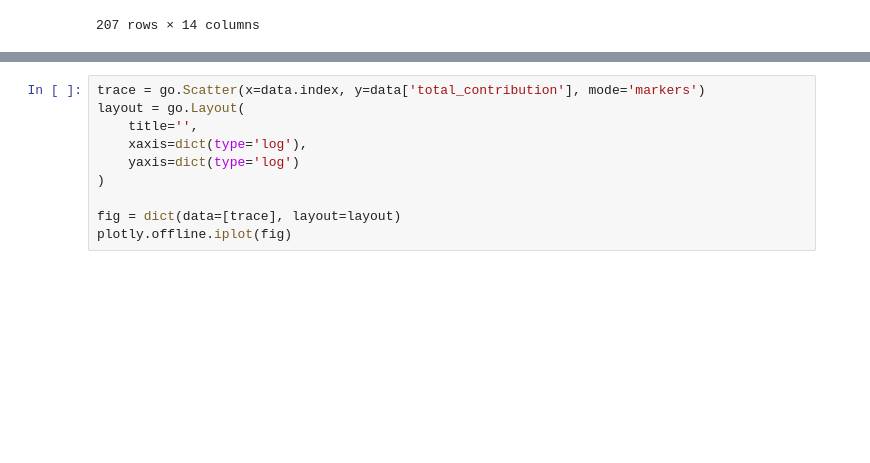
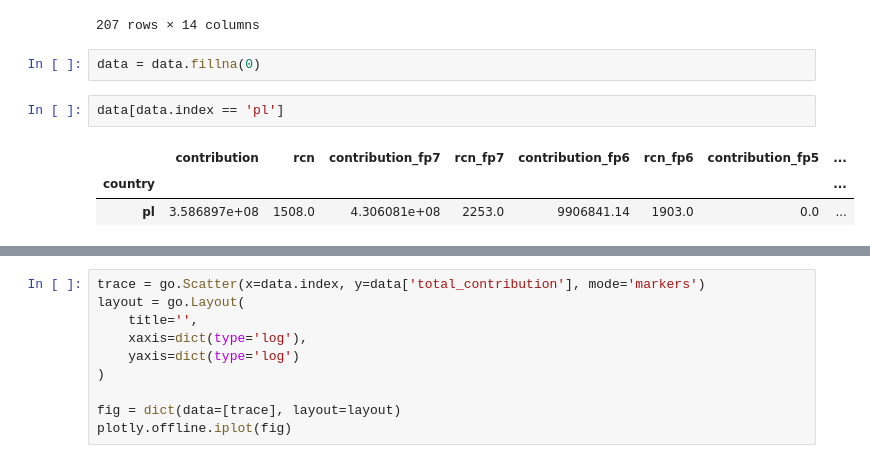
Before and after one commit to andremann/proj-net, a Jupyter notebook: notebooks/01-Initial-data-exploration.ipynb, the cells around one changed output, grey strips where cells are left out. Cells and saved outputs as stored; diff of their text form; blank space fills up the shorter version.

```diff
--- a/notebooks/01-Initial-data-exploration.ipynb
+++ b/notebooks/01-Initial-data-exploration.ipynb
@@ -275,6 +277,14 @@ data
 | zw | NaN | NaN | 4.029207e+05 | 2.0 | 0.000000e+00 | 7.0 | 0.0 | ... |
 | zz | NaN | NaN | NaN | NaN | 0.000000e+00 | 40.0 | 0.0 | ... |
 207 rows × 14 columns
+# %%
+data = data.fillna(0)
+# %%
+data[data.index == 'pl']
+# %% [output]
+|  | contribution | rcn | contribution_fp7 | rcn_fp7 | contribution_fp6 | rcn_fp6 | contribution_fp5 | ... |
+| country |  |  |  |  |  |  |  | ... |
+| pl | 3.586897e+08 | 1508.0 | 4.306081e+08 | 2253.0 | 9906841.14 | 1903.0 | 0.0 | ... |
 # %%
 data['total_contribution'] = data['contribution']\
                             + data['contribution_fp7']\
```
Also changed, not shown: parts of 5 cells of this notebook.
